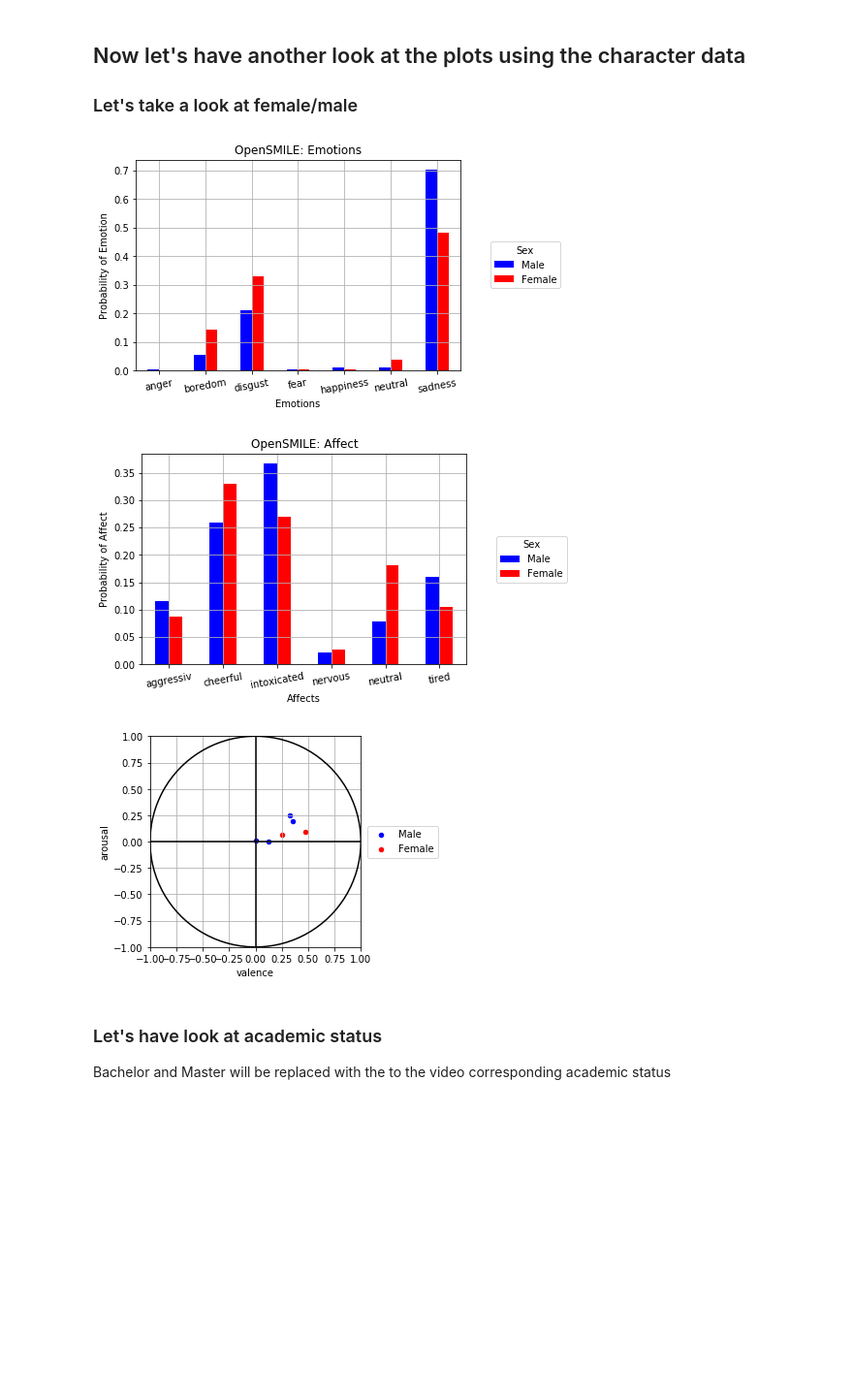
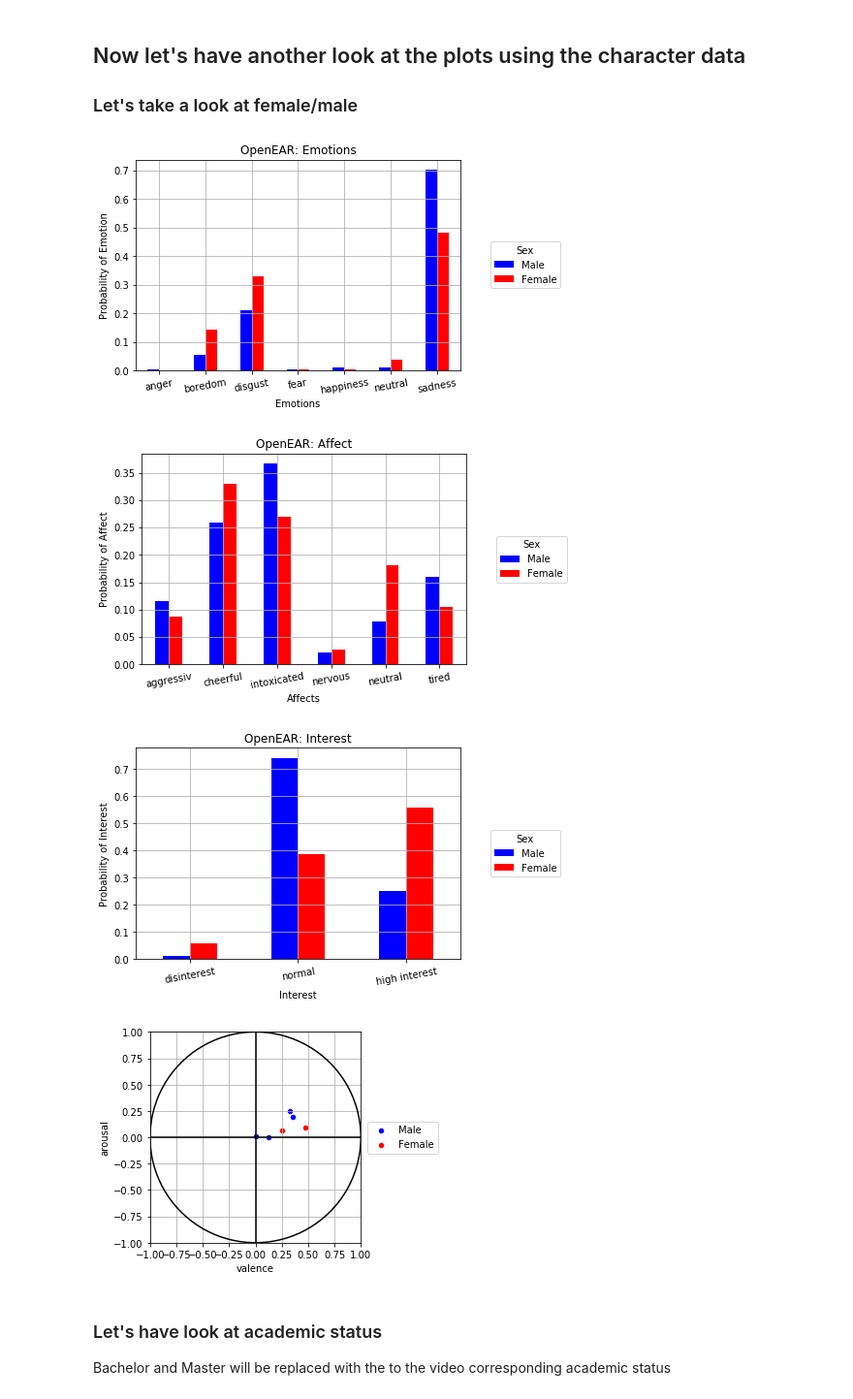
Before and after one commit to EJKraft/MasterThesis, a Jupyter notebook: OpenSMILE Analysis.ipynb, the cells around one changed output. Shown at 97% size. Cells and saved outputs as stored; diff of their text form; code cells hidden in the pictures; blank space fills up the shorter version.

```diff
--- a/OpenSMILE Analysis.ipynb
+++ b/OpenSMILE Analysis.ipynb
@@ -150,8 +162,11 @@ char_data['CharacterID'] = char_data['CharacterID'].astype(int)
 df_ar_val['CharacterID'] = df_ar_val['CharacterID'].astype(int)
 df_emotion['CharacterID'] = df_emotion['CharacterID'].astype(int)
 df_affect['CharacterID'] = df_affect['CharacterID'].astype(int)
+df_loi['CharacterID'] = df_loi['CharacterID'].astype(int)
 
 #Safe new data frames
 df_ar_val_char = df_ar_val.merge(char_data, how = 'left', left_on='CharacterID', right_on='CharacterID')
 df_emotion_char = df_emotion.merge(char_data, how = 'left', left_on='CharacterID', right_on= 'CharacterID')
 df_affect_char = df_affect.merge(char_data, how = 'left', left_on='CharacterID', right_on= 'CharacterID')
+df_loi_char = df_loi.merge(char_data, how = 'left', left_on='CharacterID', right_on= 'CharacterID')
+df_loi_char
@@ -167,6 +190,9 @@ df_emotion_char_female = df_emotion_char.loc[df_emotion_char['Sex'] == 1]
 
 df_affect_char_male = df_affect_char.loc[df_affect_char['Sex'] == 0]
 df_affect_char_female = df_affect_char.loc[df_affect_char['Sex'] == 1]
+
+df_loi_char_male = df_loi_char.loc[df_loi_char['Sex'] == 0]
+df_loi_char_female = df_loi_char.loc[df_loi_char['Sex'] == 1]
 
 #For Plotting, lets calculate the mean emotion value for all audiofiles
 df_emotion_char_male = df_emotion_char_male.drop(['CharacterID','file', 'Age', 'Sex', 'Academic Status'], axis = 1)
@@ -182,42 +208,57 @@ df_affect_char_female = df_affect_char_female.drop(['CharacterID','file', 'Age',
 df_affect_char_female = df_affect_char_female.mean()
 df_aff_sex = pd.DataFrame({'Male': df_affect_char_male, 'Female': df_affect_char_female}, index = affect_label)
 
+#And for Level of Interest
+df_loi_char_male = df_loi_char_male.drop(['CharacterID','file', 'Age', 'Sex', 'Academic Status'], axis = 1)
+df_loi_char_male = df_loi_char_male.mean()
+df_loi_char_female = df_loi_char_female.drop(['CharacterID','file', 'Age', 'Sex', 'Academic Status'], axis = 1)
+df_loi_char_female = df_loi_char_female.mean()
+df_loi_sex = pd.DataFrame({'Male': df_loi_char_male, 'Female': df_loi_char_female}, index = loi_label)
 
 # Start with Emotion
-ax_emo = df_emo_sex.plot.bar(title = 'OpenSMILE: Emotions',rot = 10, color = ['b','r']) #We set rotation to 10 so that the filenames can be read
+ax_emo = df_emo_sex.plot.bar(title = 'OpenEAR: Emotions',rot = 10, color = ['b','r']) #We set rotation to 10 so that the filenames can be read
 ax_emo.legend(loc = 'center', bbox_to_anchor=(1.2,0.5), title = 'Sex')
 ax_emo.set_ylabel('Probability of Emotion')
 ax_emo.set_xlabel('Emotions')
 plt.grid(True)
 
 #Now let's plot affect bar diagram
-ax_aff = df_aff_sex.plot.bar(title = 'OpenSMILE: Affect',rot = 10, color = ['b','r']) #We set rotation to 10 so that the filenames can be read
+ax_aff = df_aff_sex.plot.bar(title = 'OpenEAR: Affect',rot = 10, color = ['b','r']) #We set rotation to 10 so that the filenames can be read
 ax_aff.legend(loc = 'center', bbox_to_anchor=(1.2,0.5), title = 'Sex')
 ax_aff.set_ylabel('Probability of Affect')
 ax_aff.set_xlabel('Affects')
 plt.grid(True)
 
+#Now Level of Interest
+ax_loi = df_loi_sex.plot.bar(title = 'OpenEAR: Interest',rot = 10, color = ['b','r']) #We set rotation to 10 so that the filenames can be read
+ax_loi.legend(loc = 'center', bbox_to_anchor=(1.2,0.5), title = 'Sex')
+ax_loi.set_ylabel('Probability of Interest')
+ax_loi.set_xlabel('Interest')
+plt.grid(True)
+
+#And finally arousal valence
 ax1 = df_ar_val_male.plot.scatter(x = 'valence', y = 'arousal', label = 'Male', c = 'b')
 ax2 = df_ar_val_female.plot.scatter(x = 'valence', y = 'arousal', label = 'Female', c = 'r', ax=ax1)
 #We want to plot the arousal valence circle so we create values for it
 t = np.linspace(0,np.pi*2,100)
 ax1.plot(np.cos(t), np.sin(t), linewidth = 1.5, color = 'black')
 ax1.axvline(0,0,1, c = 'black')
 x_coord = [-1.0,1.0]
 y_coord = [0.0,0.0]
 ax1.plot(x_coord, y_coord, c = 'black')
 
 #Make Plot pretty
 ax1.legend(loc = 'center', bbox_to_anchor=(1.2,0.5))
 plt.grid(True)
 plt.xlim(-1.0, 1.0)
 plt.ylim(-1.0, 1.0)
 ax1.set_aspect('equal')
 plt.locator_params(axis='x',nbins= 9)
 # %% [output]
-[figure, old version]
+[figure, new version]
-[figure, old version]
+[figure, new version]
-[figure, old version]
+[figure, new version]
+[figure, added]
 # %% [markdown]
 ### Let's have look at academic status
 Bachelor and Master will be replaced with the to the video corresponding academic status
```
Also changed, not shown: parts of 5 cells of this notebook.
